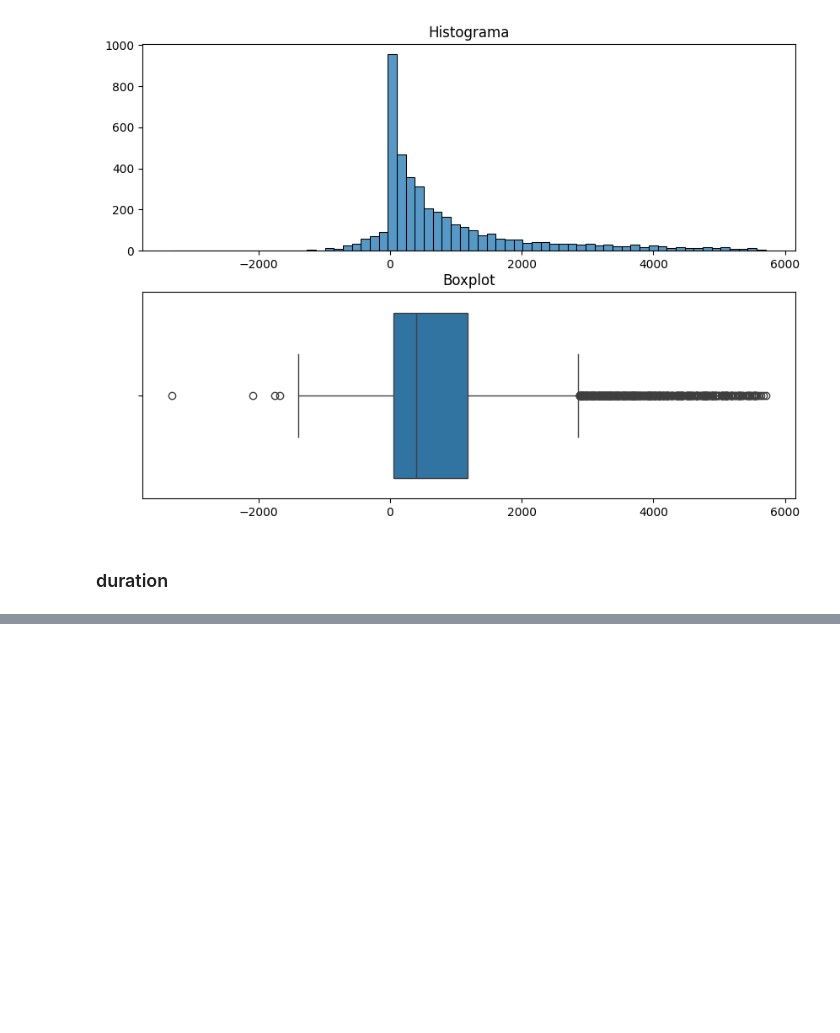
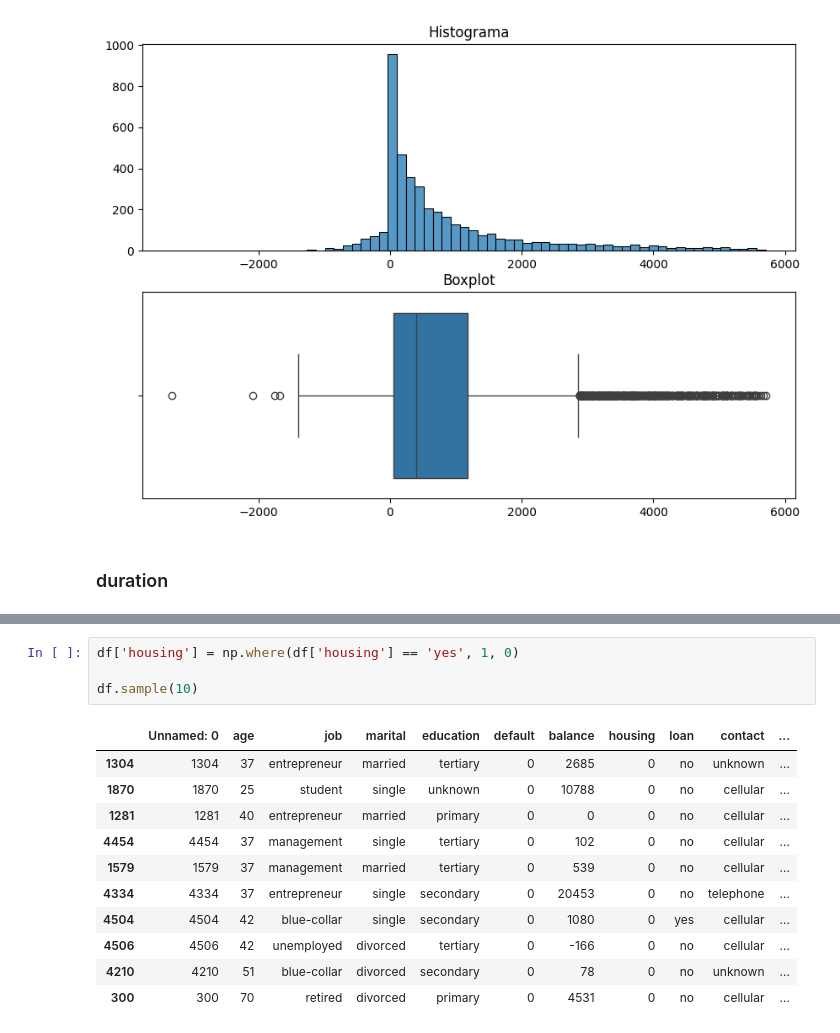
Before and after one commit to ptoledoc7/Prueba, a Jupyter notebook: Trabajo_final.ipynb, the cells around one changed output, grey strips where cells are left out. Cells and saved outputs as stored; diff of their text form; blank space fills up the shorter version.

```diff
--- a/Trabajo_final.ipynb
+++ b/Trabajo_final.ipynb
@@ -551,0 +612,16 @@ plot_hist_box(df1, 'duration')
+# %%
+df['housing'] = np.where(df['housing'] == 'yes', 1, 0)
+
+df.sample(10)
+# %% [output]
+|  | Unnamed: 0 | age | job | marital | education | default | balance | housing | loan | contact | ... |
+| 1304 | 1304 | 37 | entrepreneur | married | tertiary | 0 | 2685 | 0 | no | unknown | ... |
+| 1870 | 1870 | 25 | student | single | unknown | 0 | 10788 | 0 | no | cellular | ... |
+| 1281 | 1281 | 40 | entrepreneur | married | primary | 0 | 0 | 0 | no | cellular | ... |
+| 4454 | 4454 | 37 | management | single | tertiary | 0 | 102 | 0 | no | cellular | ... |
+| 1579 | 1579 | 37 | management | married | tertiary | 0 | 539 | 0 | no | cellular | ... |
+| 4334 | 4334 | 37 | entrepreneur | single | secondary | 0 | 20453 | 0 | no | telephone | ... |
+| 4504 | 4504 | 42 | blue-collar | single | secondary | 0 | 1080 | 0 | yes | cellular | ... |
+| 4506 | 4506 | 42 | unemployed | divorced | tertiary | 0 | -166 | 0 | no | cellular | ... |
+| 4210 | 4210 | 51 | blue-collar | divorced | secondary | 0 | 78 | 0 | no | unknown | ... |
+| 300 | 300 | 70 | retired | divorced | primary | 0 | 4531 | 0 | no | cellular | ... |
```
Also changed, not shown: parts of 17 cells of this notebook.
